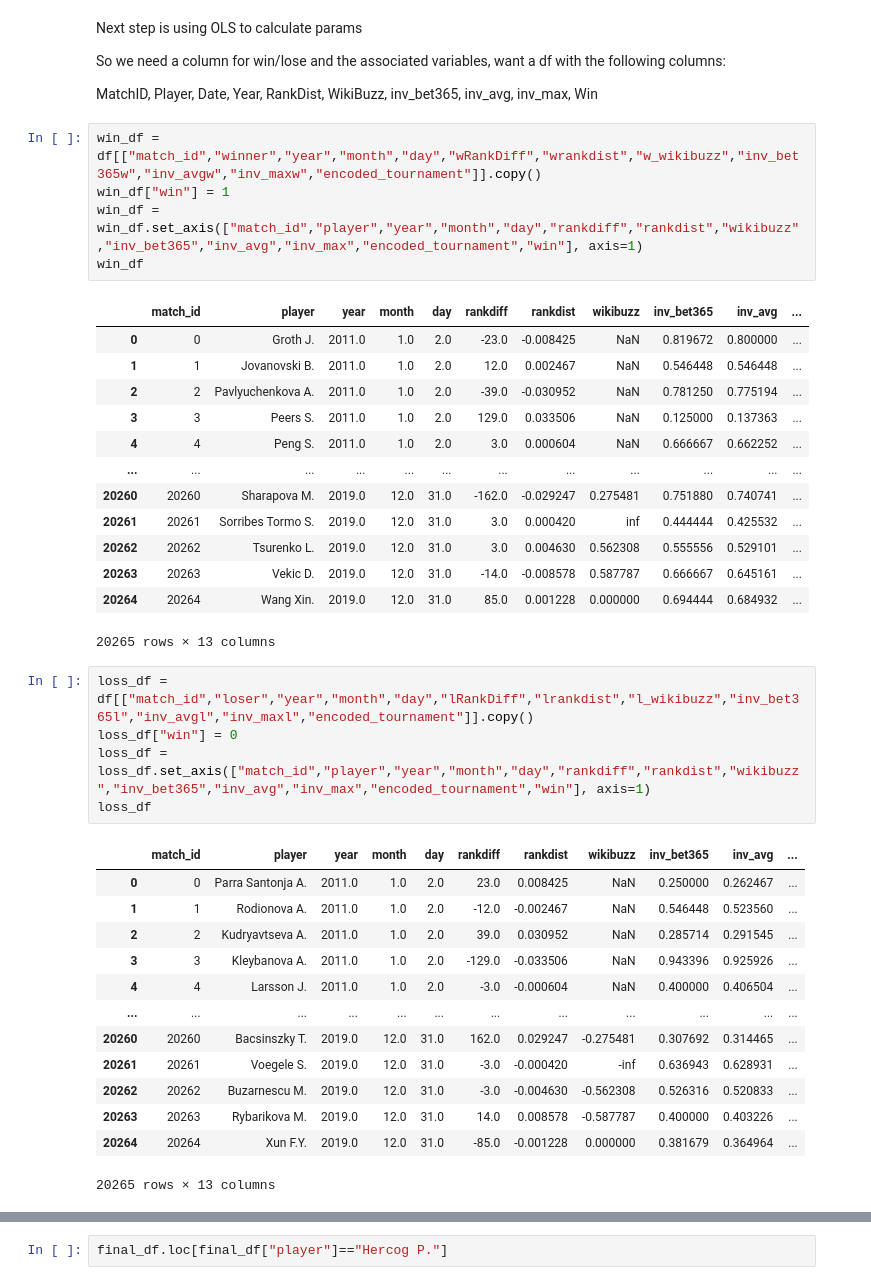
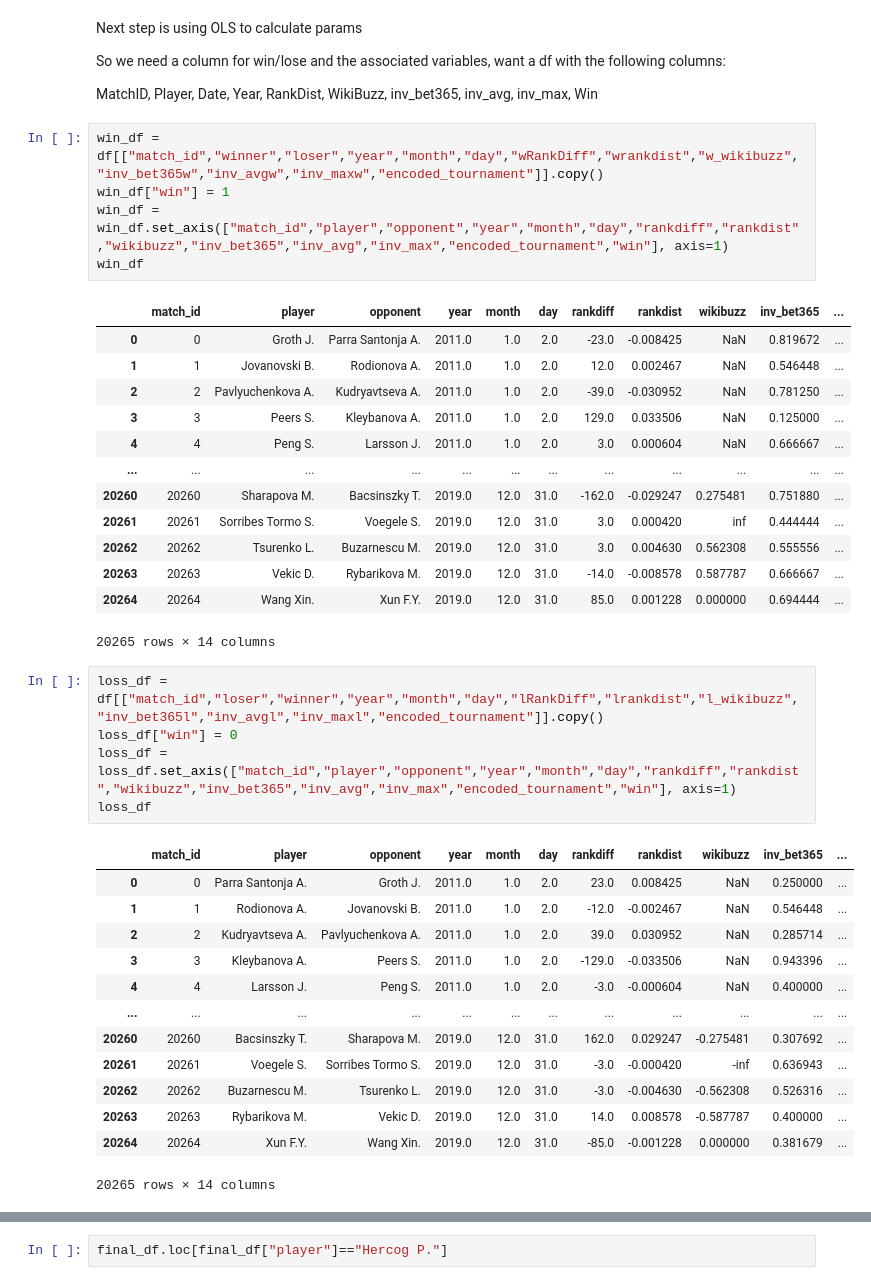
Before and after one commit to Jakegrieves/BettingOnBuzz, a Jupyter notebook: Replication.ipynb, the cells around one changed output, grey strips where cells are left out. Drawn from its saved outputs; the diff is of its cells as text.

```diff
--- a/Replication.ipynb
+++ b/Replication.ipynb
@@ -152,43 +152,43 @@ So we need a column for win/lose and the associated variables, want a df with th
 
 MatchID, Player, Date, Year, RankDist, WikiBuzz, inv_bet365, inv_avg, inv_max, Win
 # %%
-win_df = df[["match_id","winner","year","month","day","wRankDiff","wrankdist","w_wikibuzz","inv_bet365w","inv_avgw","inv_maxw","encoded_tournament"]].copy()
+win_df = df[["match_id","winner","loser","year","month","day","wRankDiff","wrankdist","w_wikibuzz","inv_bet365w","inv_avgw","inv_maxw","encoded_tournament"]].copy()
 win_df["win"] = 1
-win_df = win_df.set_axis(["match_id","player","year","month","day","rankdiff","rankdist","wikibuzz","inv_bet365","inv_avg","inv_max","encoded_tournament","win"], axis=1)
+win_df = win_df.set_axis(["match_id","player","opponent","year","month","day","rankdiff","rankdist","wikibuzz","inv_bet365","inv_avg","inv_max","encoded_tournament","win"], axis=1)
 win_df
 # %% [output]
-|  | match_id | player | year | month | day | rankdiff | rankdist | wikibuzz | inv_bet365 | inv_avg | ... |
-| 0 | 0 | Groth J. | 2011.0 | 1.0 | 2.0 | -23.0 | -0.008425 | NaN | 0.819672 | 0.800000 | ... |
-| 1 | 1 | Jovanovski B. | 2011.0 | 1.0 | 2.0 | 12.0 | 0.002467 | NaN | 0.546448 | 0.546448 | ... |
-| 2 | 2 | Pavlyuchenkova A. | 2011.0 | 1.0 | 2.0 | -39.0 | -0.030952 | NaN | 0.781250 | 0.775194 | ... |
-| 3 | 3 | Peers S. | 2011.0 | 1.0 | 2.0 | 129.0 | 0.033506 | NaN | 0.125000 | 0.137363 | ... |
-| 4 | 4 | Peng S. | 2011.0 | 1.0 | 2.0 | 3.0 | 0.000604 | NaN | 0.666667 | 0.662252 | ... |
+|  | match_id | player | opponent | year | month | day | rankdiff | rankdist | wikibuzz | inv_bet365 | ... |
+| 0 | 0 | Groth J. | Parra Santonja A. | 2011.0 | 1.0 | 2.0 | -23.0 | -0.008425 | NaN | 0.819672 | ... |
+| 1 | 1 | Jovanovski B. | Rodionova A. | 2011.0 | 1.0 | 2.0 | 12.0 | 0.002467 | NaN | 0.546448 | ... |
+| 2 | 2 | Pavlyuchenkova A. | Kudryavtseva A. | 2011.0 | 1.0 | 2.0 | -39.0 | -0.030952 | NaN | 0.781250 | ... |
+| 3 | 3 | Peers S. | Kleybanova A. | 2011.0 | 1.0 | 2.0 | 129.0 | 0.033506 | NaN | 0.125000 | ... |
+| 4 | 4 | Peng S. | Larsson J. | 2011.0 | 1.0 | 2.0 | 3.0 | 0.000604 | NaN | 0.666667 | ... |
 | ... | ... | ... | ... | ... | ... | ... | ... | ... | ... | ... | ... |
-| 20260 | 20260 | Sharapova M. | 2019.0 | 12.0 | 31.0 | -162.0 | -0.029247 | 0.275481 | 0.751880 | 0.740741 | ... |
-| 20261 | 20261 | Sorribes Tormo S. | 2019.0 | 12.0 | 31.0 | 3.0 | 0.000420 | inf | 0.444444 | 0.425532 | ... |
-| 20262 | 20262 | Tsurenko L. | 2019.0 | 12.0 | 31.0 | 3.0 | 0.004630 | 0.562308 | 0.555556 | 0.529101 | ... |
-| 20263 | 20263 | Vekic D. | 2019.0 | 12.0 | 31.0 | -14.0 | -0.008578 | 0.587787 | 0.666667 | 0.645161 | ... |
-| 20264 | 20264 | Wang Xin. | 2019.0 | 12.0 | 31.0 | 85.0 | 0.001228 | 0.000000 | 0.694444 | 0.684932 | ... |
+| 20260 | 20260 | Sharapova M. | Bacsinszky T. | 2019.0 | 12.0 | 31.0 | -162.0 | -0.029247 | 0.275481 | 0.751880 | ... |
+| 20261 | 20261 | Sorribes Tormo S. | Voegele S. | 2019.0 | 12.0 | 31.0 | 3.0 | 0.000420 | inf | 0.444444 | ... |
+| 20262 | 20262 | Tsurenko L. | Buzarnescu M. | 2019.0 | 12.0 | 31.0 | 3.0 | 0.004630 | 0.562308 | 0.555556 | ... |
+| 20263 | 20263 | Vekic D. | Rybarikova M. | 2019.0 | 12.0 | 31.0 | -14.0 | -0.008578 | 0.587787 | 0.666667 | ... |
+| 20264 | 20264 | Wang Xin. | Xun F.Y. | 2019.0 | 12.0 | 31.0 | 85.0 | 0.001228 | 0.000000 | 0.694444 | ... |
-20265 rows × 13 columns
+20265 rows × 14 columns
 # %%
-loss_df = df[["match_id","loser","year","month","day","lRankDiff","lrankdist","l_wikibuzz","inv_bet365l","inv_avgl","inv_maxl","encoded_tournament"]].copy()
+loss_df = df[["match_id","loser","winner","year","month","day","lRankDiff","lrankdist","l_wikibuzz","inv_bet365l","inv_avgl","inv_maxl","encoded_tournament"]].copy()
 loss_df["win"] = 0
-loss_df = loss_df.set_axis(["match_id","player","year","month","day","rankdiff","rankdist","wikibuzz","inv_bet365","inv_avg","inv_max","encoded_tournament","win"], axis=1)
+loss_df = loss_df.set_axis(["match_id","player","opponent","year","month","day","rankdiff","rankdist","wikibuzz","inv_bet365","inv_avg","inv_max","encoded_tournament","win"], axis=1)
 loss_df
 # %% [output]
-|  | match_id | player | year | month | day | rankdiff | rankdist | wikibuzz | inv_bet365 | inv_avg | ... |
-| 0 | 0 | Parra Santonja A. | 2011.0 | 1.0 | 2.0 | 23.0 | 0.008425 | NaN | 0.250000 | 0.262467 | ... |
-| 1 | 1 | Rodionova A. | 2011.0 | 1.0 | 2.0 | -12.0 | -0.002467 | NaN | 0.546448 | 0.523560 | ... |
-| 2 | 2 | Kudryavtseva A. | 2011.0 | 1.0 | 2.0 | 39.0 | 0.030952 | NaN | 0.285714 | 0.291545 | ... |
-| 3 | 3 | Kleybanova A. | 2011.0 | 1.0 | 2.0 | -129.0 | -0.033506 | NaN | 0.943396 | 0.925926 | ... |
-| 4 | 4 | Larsson J. | 2011.0 | 1.0 | 2.0 | -3.0 | -0.000604 | NaN | 0.400000 | 0.406504 | ... |
+|  | match_id | player | opponent | year | month | day | rankdiff | rankdist | wikibuzz | inv_bet365 | ... |
+| 0 | 0 | Parra Santonja A. | Groth J. | 2011.0 | 1.0 | 2.0 | 23.0 | 0.008425 | NaN | 0.250000 | ... |
+| 1 | 1 | Rodionova A. | Jovanovski B. | 2011.0 | 1.0 | 2.0 | -12.0 | -0.002467 | NaN | 0.546448 | ... |
+| 2 | 2 | Kudryavtseva A. | Pavlyuchenkova A. | 2011.0 | 1.0 | 2.0 | 39.0 | 0.030952 | NaN | 0.285714 | ... |
+| 3 | 3 | Kleybanova A. | Peers S. | 2011.0 | 1.0 | 2.0 | -129.0 | -0.033506 | NaN | 0.943396 | ... |
+| 4 | 4 | Larsson J. | Peng S. | 2011.0 | 1.0 | 2.0 | -3.0 | -0.000604 | NaN | 0.400000 | ... |
 | ... | ... | ... | ... | ... | ... | ... | ... | ... | ... | ... | ... |
-| 20260 | 20260 | Bacsinszky T. | 2019.0 | 12.0 | 31.0 | 162.0 | 0.029247 | -0.275481 | 0.307692 | 0.314465 | ... |
-| 20261 | 20261 | Voegele S. | 2019.0 | 12.0 | 31.0 | -3.0 | -0.000420 | -inf | 0.636943 | 0.628931 | ... |
-| 20262 | 20262 | Buzarnescu M. | 2019.0 | 12.0 | 31.0 | -3.0 | -0.004630 | -0.562308 | 0.526316 | 0.520833 | ... |
-| 20263 | 20263 | Rybarikova M. | 2019.0 | 12.0 | 31.0 | 14.0 | 0.008578 | -0.587787 | 0.400000 | 0.403226 | ... |
-| 20264 | 20264 | Xun F.Y. | 2019.0 | 12.0 | 31.0 | -85.0 | -0.001228 | 0.000000 | 0.381679 | 0.364964 | ... |
+| 20260 | 20260 | Bacsinszky T. | Sharapova M. | 2019.0 | 12.0 | 31.0 | 162.0 | 0.029247 | -0.275481 | 0.307692 | ... |
+| 20261 | 20261 | Voegele S. | Sorribes Tormo S. | 2019.0 | 12.0 | 31.0 | -3.0 | -0.000420 | -inf | 0.636943 | ... |
+| 20262 | 20262 | Buzarnescu M. | Tsurenko L. | 2019.0 | 12.0 | 31.0 | -3.0 | -0.004630 | -0.562308 | 0.526316 | ... |
+| 20263 | 20263 | Rybarikova M. | Vekic D. | 2019.0 | 12.0 | 31.0 | 14.0 | 0.008578 | -0.587787 | 0.400000 | ... |
+| 20264 | 20264 | Xun F.Y. | Wang Xin. | 2019.0 | 12.0 | 31.0 | -85.0 | -0.001228 | 0.000000 | 0.381679 | ... |
-20265 rows × 13 columns
+20265 rows × 14 columns
 # %%
 final_df = pd.concat([win_df,loss_df])
 final_df.sort_values(["match_id"])
```
Also changed, not shown: parts of 14 cells of this notebook, 3 other files.
